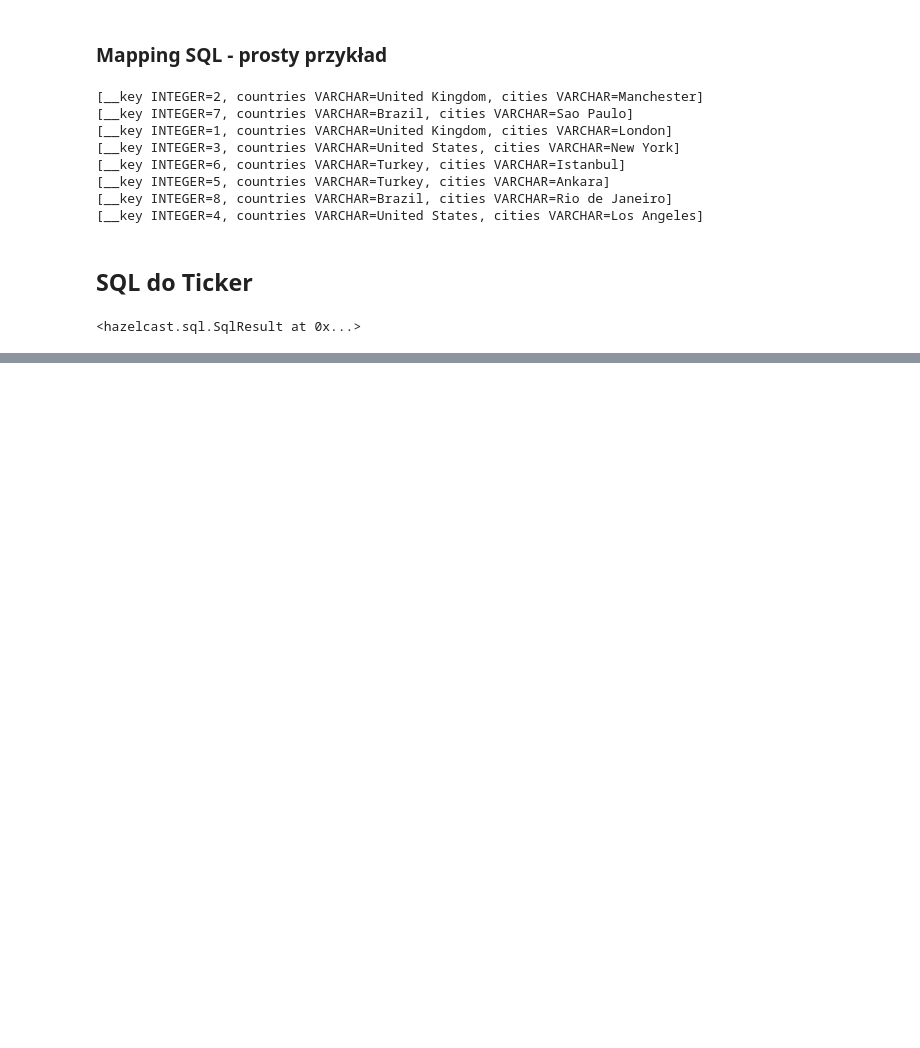
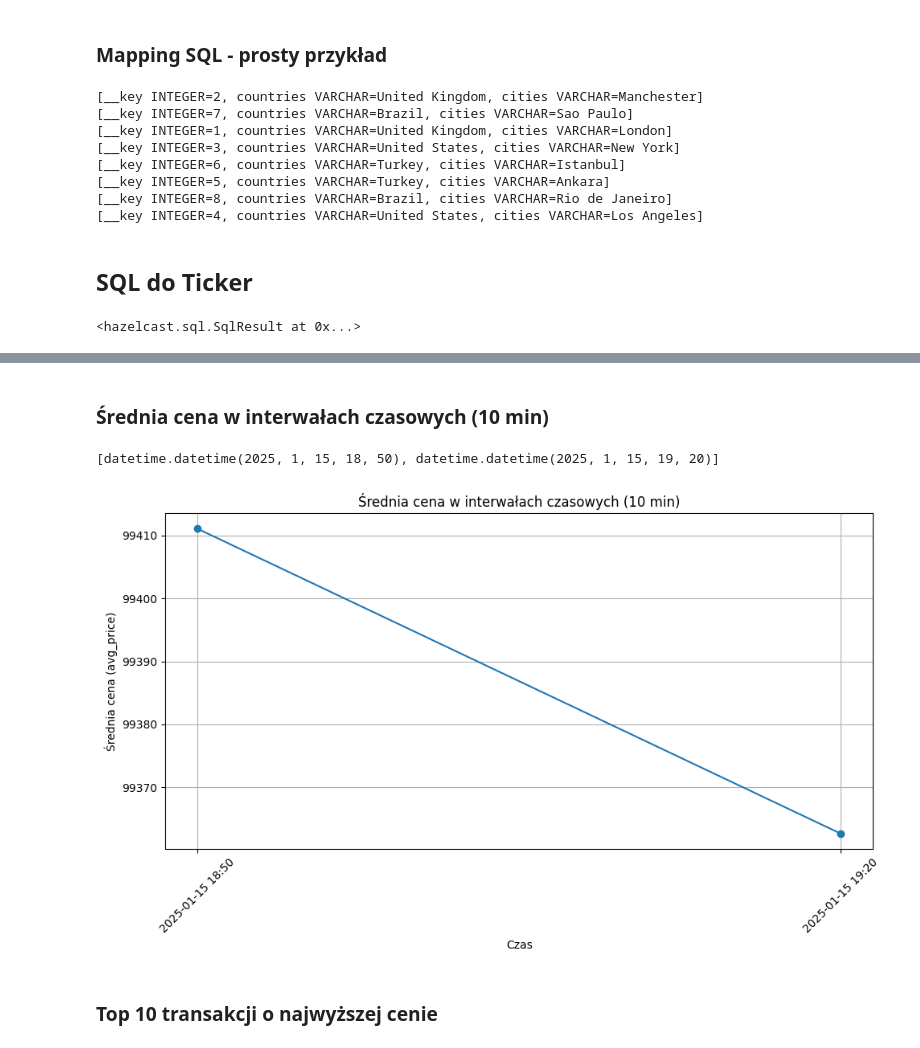
Before and after one commit to adabd-pl/adzd-project, a Jupyter notebook: notebook.ipynb, the cells around one changed output, grey strips where cells are left out. Saved outputs shown, nothing was run; the diff lists cells and outputs as text; code cells hidden in the pictures; blank space fills up the shorter version.

```diff
--- a/notebook.ipynb
+++ b/notebook.ipynb
@@ -88,9 +90,10 @@ OPTIONS (
 # %%
 result_trades = client.sql.execute(
     """
+
     SELECT *
     FROM coinbase_trades
-    where cast(JSON_VALUE(this, '$.price' RETURNING varchar) as decimal) > 50000
+    where cast(JSON_VALUE(this, '$.price' RETURNING varchar) as decimal) > 99416
     """).result()
 
 for row in result_trades:
@@ -115,0 +119,52 @@ for row in result_trades:
+# %% [markdown]
+### Średnia cena w interwałach czasowych (10 min)
+# %%
+query =   """
+    SELECT
+    CAST(FLOOR(JSON_VALUE(this, '$.time_unix' RETURNING BIGINT) / 600000) * 600000 AS BIGINT) AS time_bucket,
+    AVG(CAST(JSON_VALUE(this, '$.price' RETURNING VARCHAR) AS DECIMAL)) AS avg_price
+    FROM coinbase_trades
+    WHERE JSON_VALUE(this, '$.product_id' RETURNING VARCHAR) = 'BTC-USD'
+    GROUP BY time_bucket
+    ORDER BY time_bucket;
+
+    """
+# %%
+import matplotlib.pyplot as plt
+import pandas as pd
+from datetime import datetime
+
+result_trades = client.sql.execute(query).result()
+
+def convert_time_bucket_to_datetime(time_bucket):
+    return datetime.utcfromtimestamp(time_bucket / 1000)
+
+time_buckets = []
+avg_prices = []
+
+for row in result_trades:
+    time_buckets.append(convert_time_bucket_to_datetime(row["time_bucket"]))
+    avg_prices.append(row["avg_price"])
+
+print(time_buckets)
+# Tworzenie DataFrame
+df = pd.DataFrame({"time_bucket": time_buckets, "avg_price": avg_prices})
+
+plt.figure(figsize=(10, 6))
+plt.plot(df["time_bucket"], df["avg_price"], marker='o')
+plt.title("Średnia cena w interwałach czasowych (10 min)")
+plt.xlabel("Czas")
+plt.ylabel("Średnia cena (avg_price)")
+
+plt.gca().xaxis.set_major_formatter(plt.matplotlib.dates.DateFormatter('%Y-%m-%d %H:%M'))
+
+plt.xticks(time_buckets, rotation=45)
+
+plt.grid(True)
+plt.tight_layout()
+plt.show()
+# %% [output]
+[datetime.datetime(2025, 1, 15, 18, 50), datetime.datetime(2025, 1, 15, 19, 20)]
+[figure, added]
+# %% [markdown]
+###  Top 10 transakcji o najwyższej cenie
```
Also changed, not shown: parts of 8 cells of this notebook, 1 other file.
